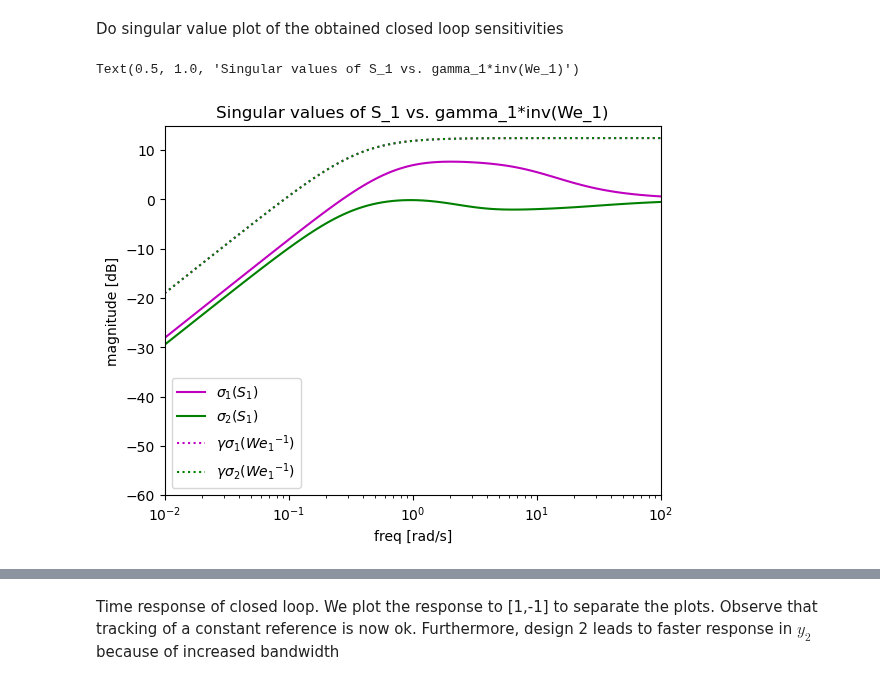
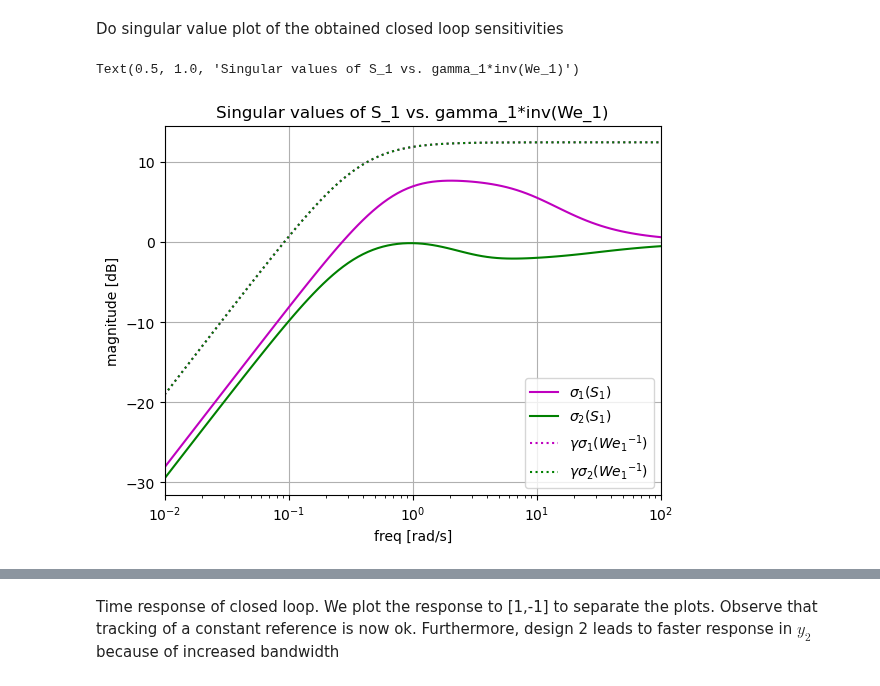
Before and after one commit to giannibi/rpc-scripts, a Jupyter notebook: examples/Part4/03 Hinfinity_mixed_sensitivity.ipynb, the cells around one changed output, grey strips where cells are left out. Drawn from its saved outputs; the diff is of its cells as text; code cells hidden in the pictures.

```diff
--- a/examples/Part4/03 Hinfinity_mixed_sensitivity.ipynb
+++ b/examples/Part4/03 Hinfinity_mixed_sensitivity.ipynb
@@ -141,26 +107,26 @@ Do singular value plot of the obtained closed loop sensitivities
 # %%
 # Compute singular values of S over frequency
 Ssv_1 = rb.sigma(S_1, w)
 Ssv_2 = rb.sigma(S_2, w)
 
 # We plot the singular values of gamma*invss(We) along with S to verify that ||We*S||_inf <= gamma
 # (we do it only for design 1)
 Weinv_1 = rb.invss(We_1)
 Weinvsv_1 = rb.sigma(Weinv_1, w) * gamma_1
 
 plt.semilogx(w, 20*np.log10(Ssv_1[:, 0]), 'm', label=r'$\sigma_1(S_1)$')
 plt.semilogx(w, 20*np.log10(Ssv_1[:, 1]), 'g', label=r'$\sigma_2(S_1)$')
 plt.semilogx(w, 20*np.log10(Weinvsv_1[:, 0]), 'm:', label=r'$\gamma \sigma_1({We_1}^{-1})$')
 plt.semilogx(w, 20*np.log10(Weinvsv_1[:, 1]), 'g:', label=r'$\gamma \sigma_2({We_1}^{-1})$')
-plt.ylim([-60, 15])
 plt.ylabel('magnitude [dB]')
 plt.xlim([1e-2, 1e2])
 plt.xlabel('freq [rad/s]')
 plt.legend()
+plt.grid()
 plt.title('Singular values of S_1 vs. gamma_1*inv(We_1)')
 # %% [output]
 Text(0.5, 1.0, 'Singular values of S_1 vs. gamma_1*inv(We_1)')
-[figure, old version]
+[figure, new version]
 # %%
 # Plot singular values of the sensitivity S for the 2 designs
 
```
Also changed, not shown: parts of 10 cells of this notebook, 16 other files.
